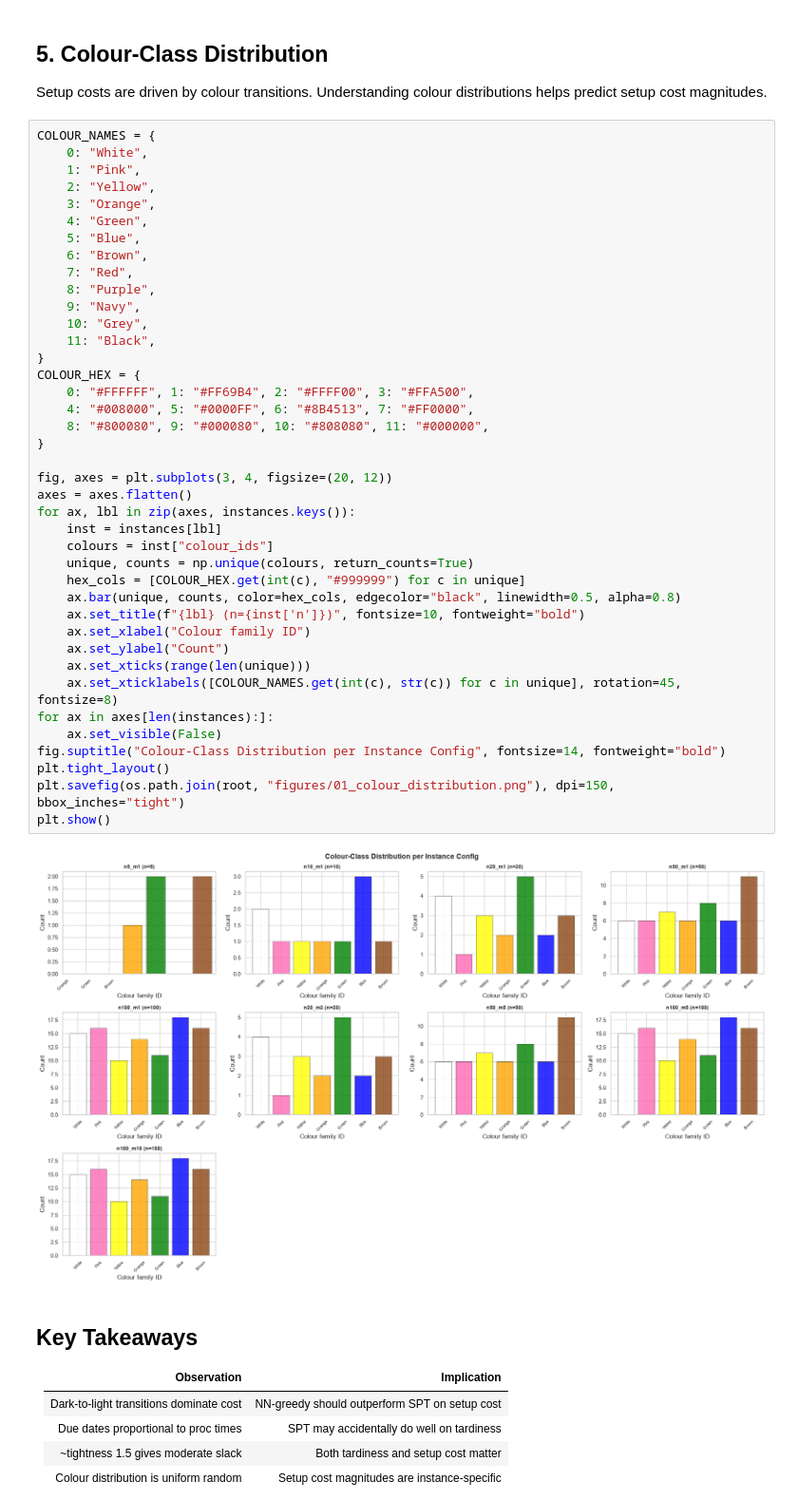
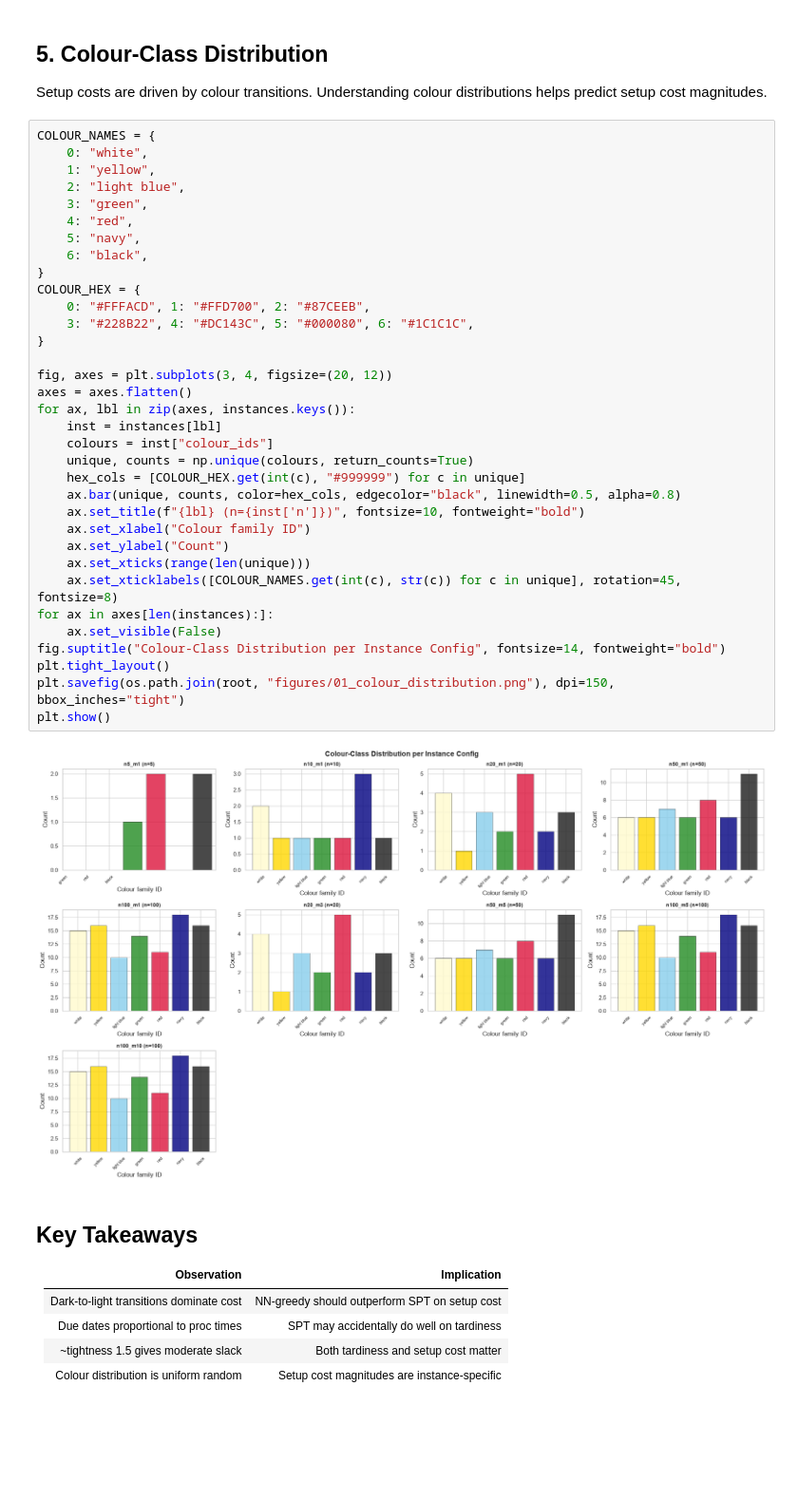
Before and after one commit to Gogula11/Dissertation, a Jupyter notebook: notebooks/01_exploration.ipynb, the cells around one changed output. Shown at 95% size. Cells and saved outputs as stored; diff of their text form; blank space fills up the shorter version.

```diff
--- a/notebooks/01_exploration.ipynb
+++ b/notebooks/01_exploration.ipynb
@@ -226,46 +226,40 @@ plt.show()
 Setup costs are driven by colour transitions. Understanding colour distributions helps predict setup cost magnitudes.
 # %%
 COLOUR_NAMES = {
-    0: "White",
-    1: "Pink",
-    2: "Yellow",
-    3: "Orange",
-    4: "Green",
-    5: "Blue",
-    6: "Brown",
-    7: "Red",
-    8: "Purple",
-    9: "Navy",
-    10: "Grey",
-    11: "Black",
+    0: "white",
+    1: "yellow",
+    2: "light blue",
+    3: "green",
+    4: "red",
+    5: "navy",
+    6: "black",
 }
 COLOUR_HEX = {
-    0: "#FFFFFF", 1: "#FF69B4", 2: "#FFFF00", 3: "#FFA500",
-    4: "#008000", 5: "#0000FF", 6: "#8B4513", 7: "#FF0000",
-    8: "#800080", 9: "#000080", 10: "#808080", 11: "#000000",
+    0: "#FFFACD", 1: "#FFD700", 2: "#87CEEB",
+    3: "#228B22", 4: "#DC143C", 5: "#000080", 6: "#1C1C1C",
 }
 
 fig, axes = plt.subplots(3, 4, figsize=(20, 12))
 axes = axes.flatten()
 for ax, lbl in zip(axes, instances.keys()):
     inst = instances[lbl]
     colours = inst["colour_ids"]
     unique, counts = np.unique(colours, return_counts=True)
     hex_cols = [COLOUR_HEX.get(int(c), "#999999") for c in unique]
     ax.bar(unique, counts, color=hex_cols, edgecolor="black", linewidth=0.5, alpha=0.8)
     ax.set_title(f"{lbl} (n={inst['n']})", fontsize=10, fontweight="bold")
     ax.set_xlabel("Colour family ID")
     ax.set_ylabel("Count")
     ax.set_xticks(range(len(unique)))
     ax.set_xticklabels([COLOUR_NAMES.get(int(c), str(c)) for c in unique], rotation=45, fontsize=8)
 for ax in axes[len(instances):]:
     ax.set_visible(False)
 fig.suptitle("Colour-Class Distribution per Instance Config", fontsize=14, fontweight="bold")
 plt.tight_layout()
 plt.savefig(os.path.join(root, "figures/01_colour_distribution.png"), dpi=150, bbox_inches="tight")
 plt.show()
 # %% [output]
-[figure, old version]
+[figure, new version]
 # %% [markdown]
 ## Key Takeaways
 
```
Also changed, not shown: parts of 1 cell of this notebook, 8 other files.
